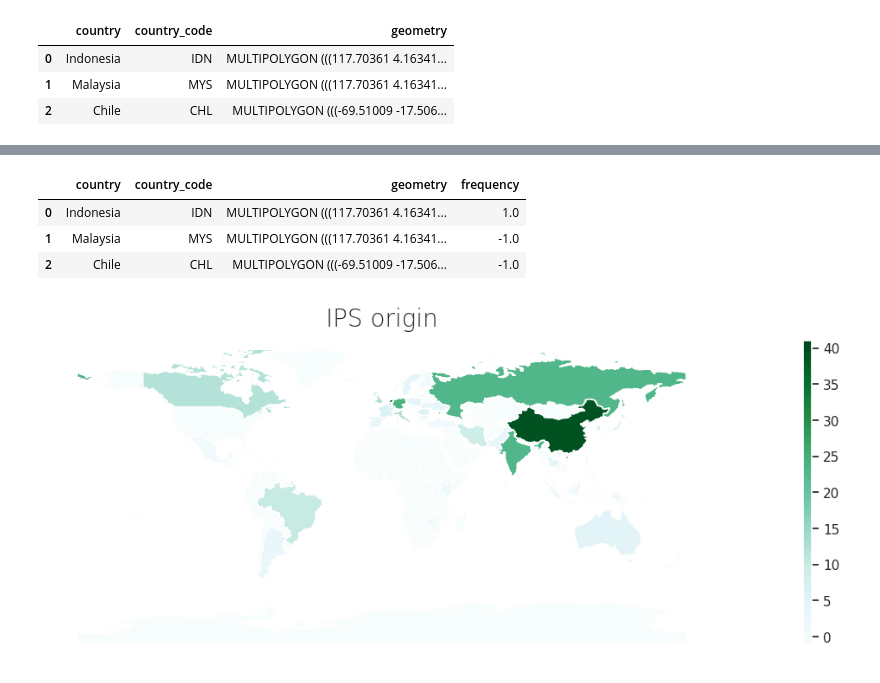
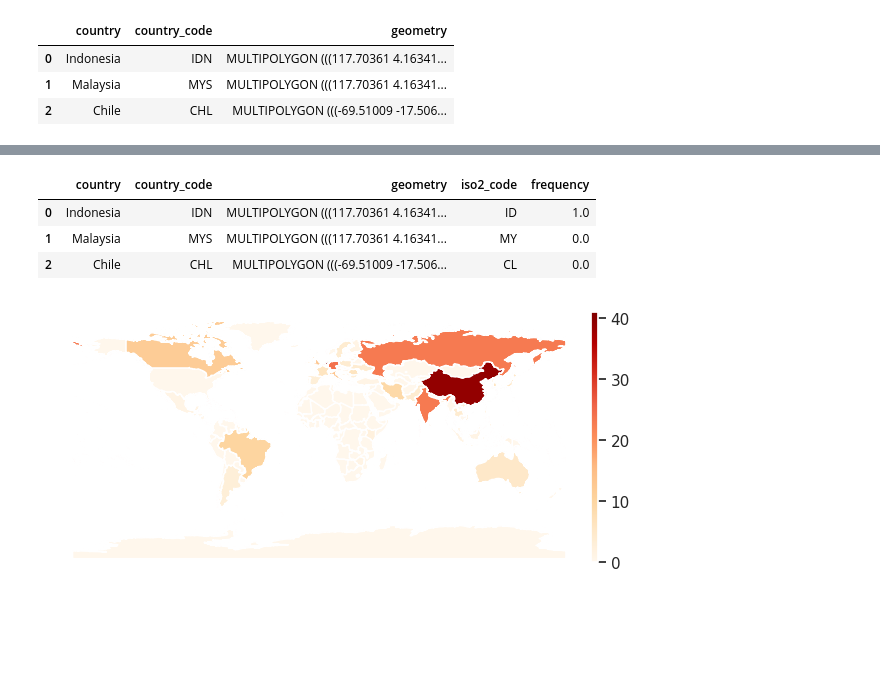
Before and after one commit to spritz-group/HoneyEVSE, a Jupyter notebook: logs/greynoise/greynoise analysis.ipynb, the cells around one changed output, grey strips where cells are left out. Saved outputs shown, nothing was run; the diff lists cells and outputs as text; code cells hidden in the pictures; blank space fills up the shorter version.

Commit message:
update greynoise analysis script

```diff
--- a/logs/greynoise/greynoise analysis.ipynb
+++ b/logs/greynoise/greynoise analysis.ipynb
@@ -19,0 +9,5 @@ df.head()
+# %%
+df = pd.read_csv("gn_analysis_2023-05-12-0949.csv")
+df = df.replace({"DigitalOcean, LLC": "DigitalOcean", "Amazon.com, Inc.": "Amazon", "CHINA UNICOM China169 Backbone": "CHINA UNICOM", "Aggros Operations Ltd.": "Aggros Operations", "Hong Kong Zhengxing Technology Co., Ltd.": "HK Zhengxing Technology"})
+print (df["classification"].unique())
+df.head()
@@ -54,33 +79,34 @@ merged_df = pd.merge(left=geo_df, right=df1, how='left', left_on='country', righ
 merged_df['frequency'].fillna(0, inplace=True)
 merged_df.head(3)
 # %% [output]
-|  | country | country_code | geometry | frequency |
-| 0 | Indonesia | IDN | MULTIPOLYGON (((117.70361 4.16341... | 1.0 |
-| 1 | Malaysia | MYS | MULTIPOLYGON (((117.70361 4.16341... | -1.0 |
-| 2 | Chile | CHL | MULTIPOLYGON (((-69.51009 -17.506... | -1.0 |
+|  | country | country_code | geometry | iso2_code | frequency |
+| 0 | Indonesia | IDN | MULTIPOLYGON (((117.70361 4.16341... | ID | 1.0 |
+| 1 | Malaysia | MYS | MULTIPOLYGON (((117.70361 4.16341... | MY | 0.0 |
+| 2 | Chile | CHL | MULTIPOLYGON (((-69.51009 -17.506... | CL | 0.0 |
 # %%
 # Show the data
 # Plot the map
 title = 'IPS origin'
 col = 'frequency'
 vmin = merged_df[col].min()
 vmax = merged_df[col].max()
-cmap = 'BuGn'
+cmap = 'OrRd'
 
-fig, ax = plt.subplots(1, figsize=(10, 7))
+fig, ax = plt.subplots(1, figsize=(7, 5))
 ax.axis('off')
 merged_df.plot(column=col, ax=ax, linewidth=1, cmap=cmap, edgecolor='white')
-ax.set_title(title, fontdict={'fontsize': '20', 'fontweight' : '3'})
+#ax.set_title(title, fontdict={'fontsize': '15', 'fontweight' : '3'})
 
 # Create colorbar as a legend
 sm = plt.cm.ScalarMappable(norm=plt.Normalize(vmin=vmin, vmax=vmax), cmap=cmap)
 # Empty array for the data range
 sm._A = []
 # Add the colorbar to the figure
-cbaxes = fig.add_axes([1, 0.25, 0.01, 0.5])
+cbaxes = fig.add_axes([0.9, 0.25, 0.01, 0.5])
 cbar = fig.colorbar(sm, cax=cbaxes)
+fig.savefig('imgs/world.pdf', bbox_inches = 'tight', pad_inches = 0)
 # %% [output]
-[figure, old version]
+[figure, new version]
 # %%
 # country counter
 sns.set(rc={'figure.figsize':(11.7,8.27)})
```
Also changed, not shown: parts of 8 cells of this notebook.
